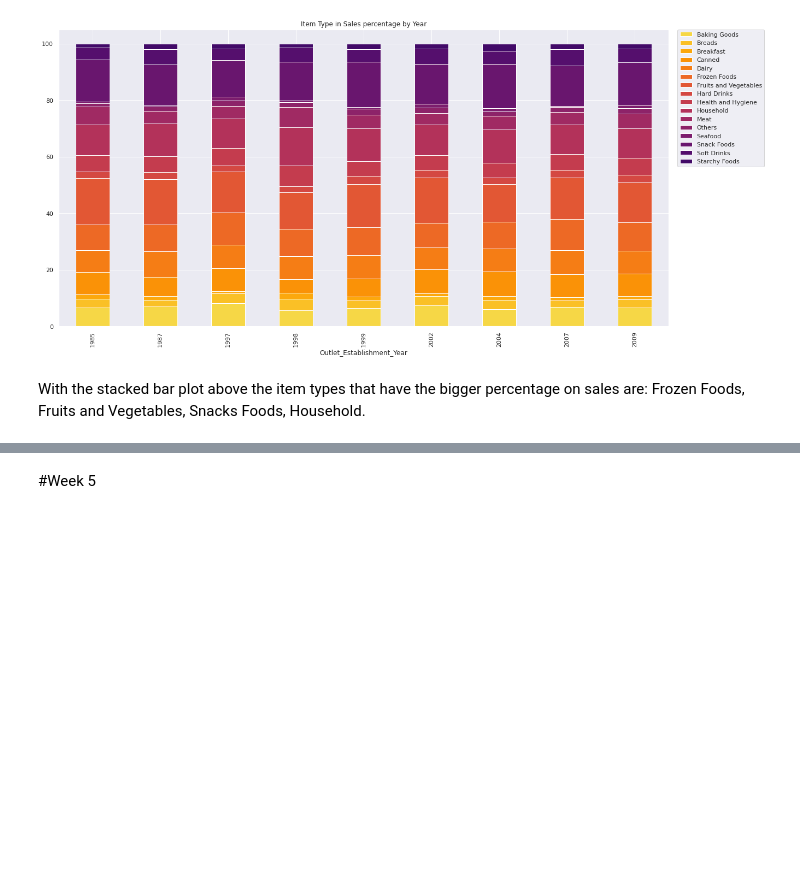
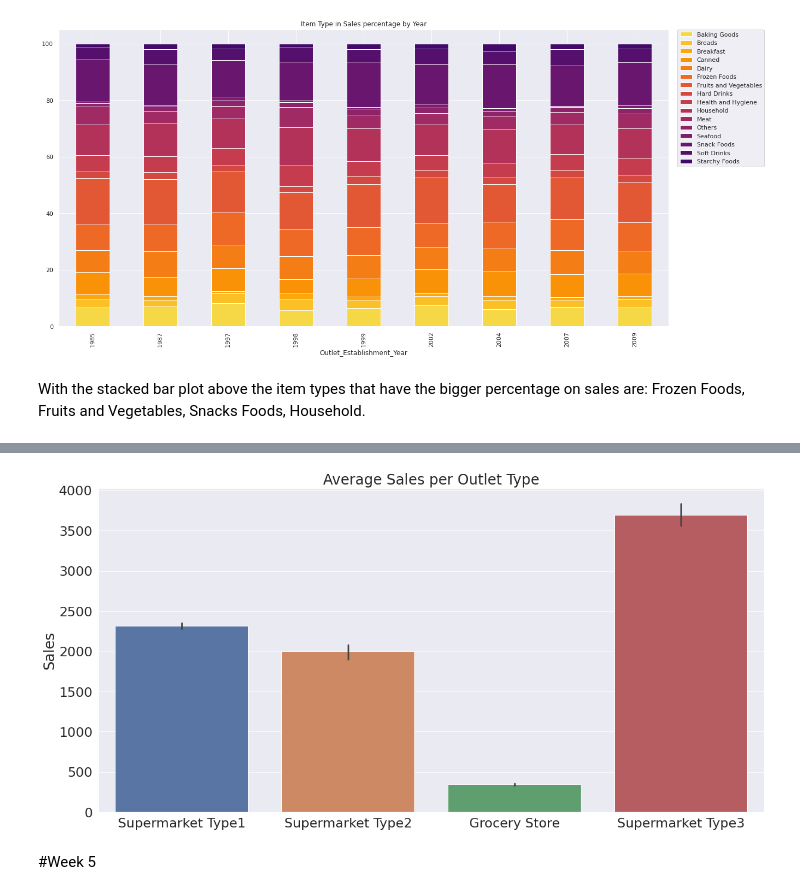
Before and after one commit to jherrerae/Food_Sales_Prediction, a Jupyter notebook: Food_Sales_Prediction_Week6.ipynb, the cells around one changed output, grey strips where cells are left out. Drawn from its saved outputs; the diff is of its cells as text; code cells hidden in the pictures; blank space fills up the shorter version.

```diff
--- a/Food_Sales_Prediction_Week6.ipynb
+++ b/Food_Sales_Prediction_Week6.ipynb
@@ -553,3 +554,14 @@ plt.title('Item Type in Sales percentage by Outlet Size');
+# %%
+barplot1=sns.barplot(x="Outlet_Type",y='Item_Outlet_Sales',data=df)
+barplot1.set(title='Average Sales per Outlet Type');
+barplot1.set(ylabel='Sales')
+barplot1.set(xlabel='')
+barplot1.tick_params(axis='x', rotation=0)
+sns.set(font_scale = 2)
+fig.tight_layout()
+plt.savefig('Average_Sale.png', dpi = 300)
+# %% [output]
+[figure, added]
 # %% [markdown]
 #Week 5
 # %% [markdown]
```
Also changed, not shown: parts of 5 cells of this notebook.
